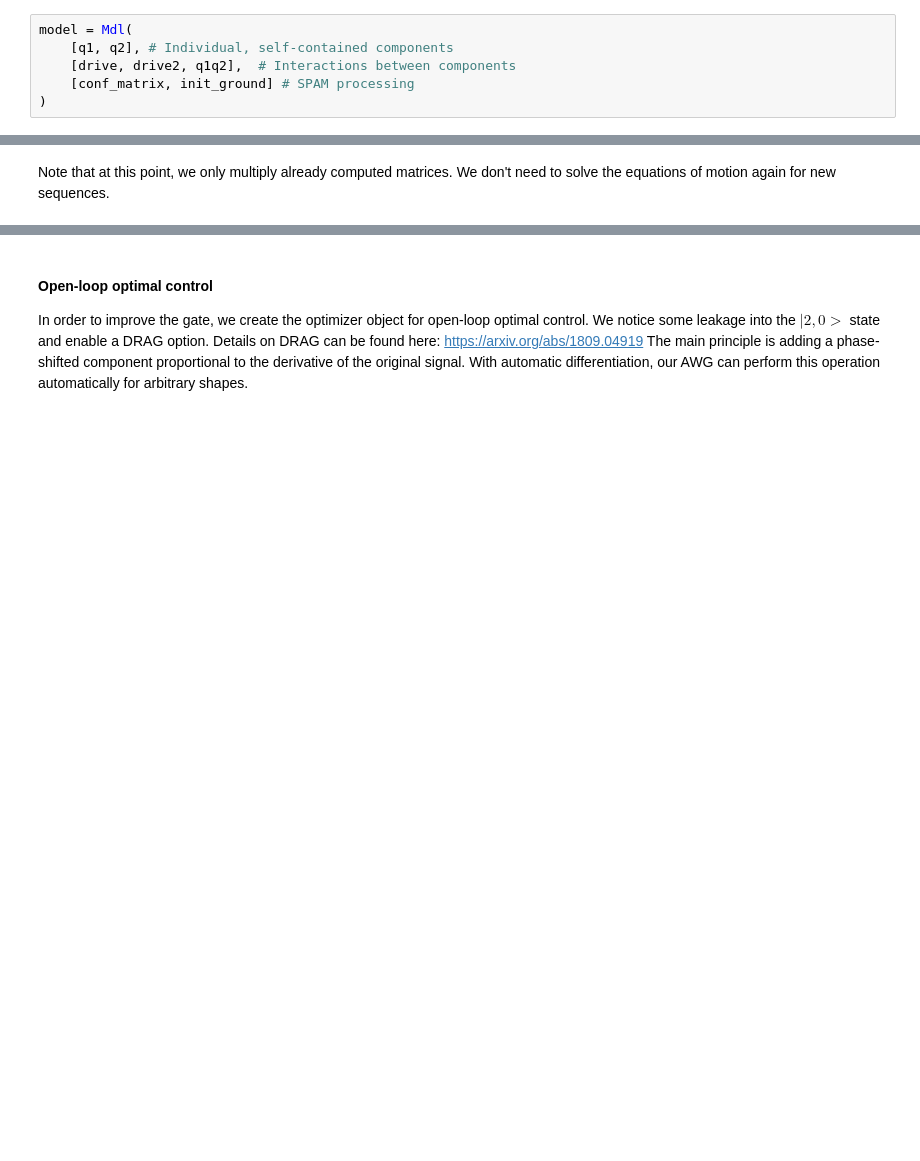
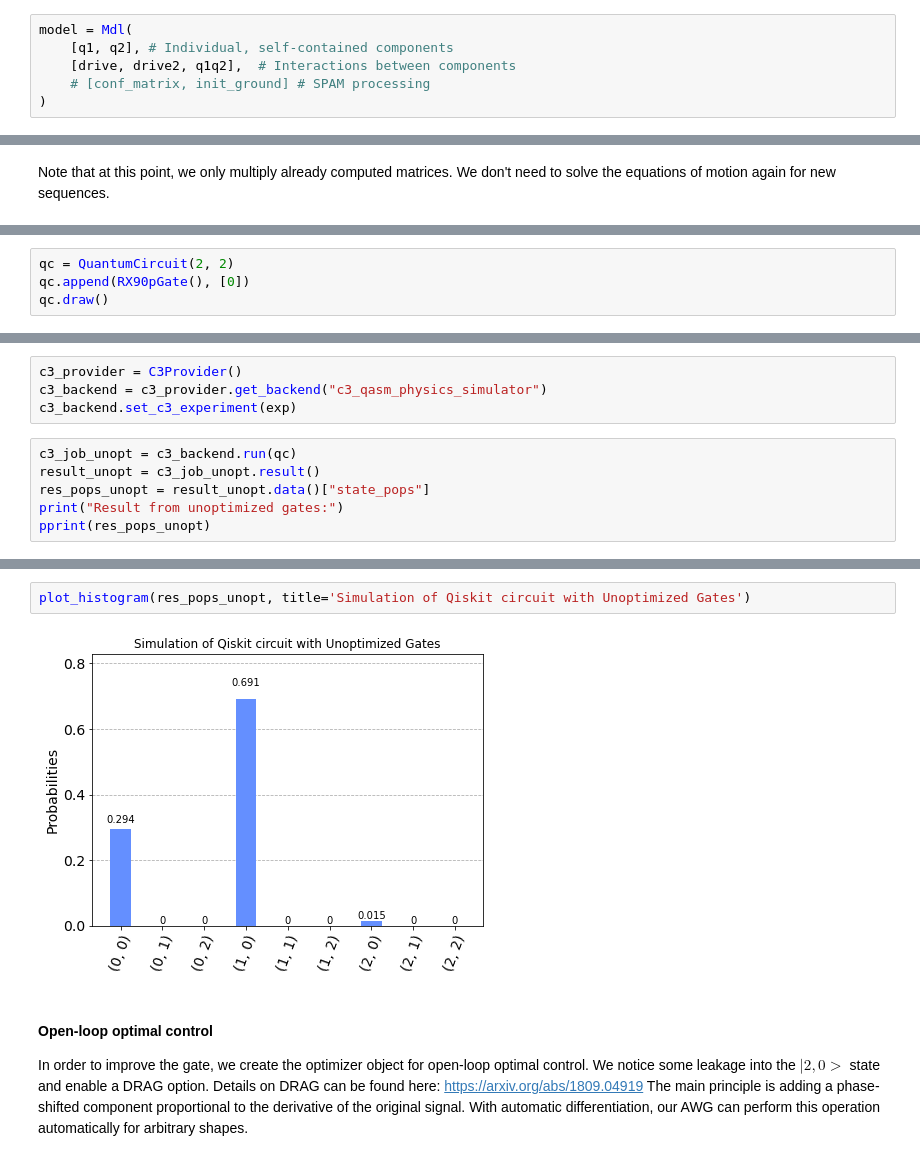
Before and after one commit to q-optimize/c3, a Jupyter notebook: examples/two_qubits.ipynb, the cells around one changed output, grey strips where cells are left out. Drawn from its saved outputs; the diff is of its cells as text; blank space fills up the shorter version.

Commit message:
include qiskit visualisation

```diff
--- a/examples/two_qubits.ipynb
+++ b/examples/two_qubits.ipynb
@@ -200,7 +207,7 @@ We collect the parts specified above in the Model.
 model = Mdl(
     [q1, q2], # Individual, self-contained components
     [drive, drive2, q1q2],  # Interactions between components
-    [conf_matrix, init_ground] # SPAM processing
+    # [conf_matrix, init_ground] # SPAM processing
 )
 # %% [markdown]
 Further, we can decide between coherent or open-system dynamics using set_lindbladian() and whether to eliminate the static coupling by going to the dressed frame with set_dressed().
@@ -605,0 +618,4 @@ Note that at this point, we only multiply already computed matrices. We don't ne
+# %%
+qc = QuantumCircuit(2, 2)
+qc.append(RX90pGate(), [0])
+qc.draw()
@@ -605,0 +629,10 @@ Note that at this point, we only multiply already computed matrices. We don't ne
+# %%
+c3_provider = C3Provider()
+c3_backend = c3_provider.get_backend("c3_qasm_physics_simulator")
+c3_backend.set_c3_experiment(exp)
+# %%
+c3_job_unopt = c3_backend.run(qc)
+result_unopt = c3_job_unopt.result()
+res_pops_unopt = result_unopt.data()["state_pops"]
+print("Result from unoptimized gates:")
+pprint(res_pops_unopt)
@@ -606,3 +651,7 @@ Note that at this point, we only multiply already computed matrices. We don't ne
+# %%
+plot_histogram(res_pops_unopt, title='Simulation of Qiskit circuit with Unoptimized Gates')
+# %% [output]
+[figure, added]
 # %% [markdown]
 #### Open-loop optimal control
 
```
Also changed, not shown: parts of 10 cells of this notebook.
